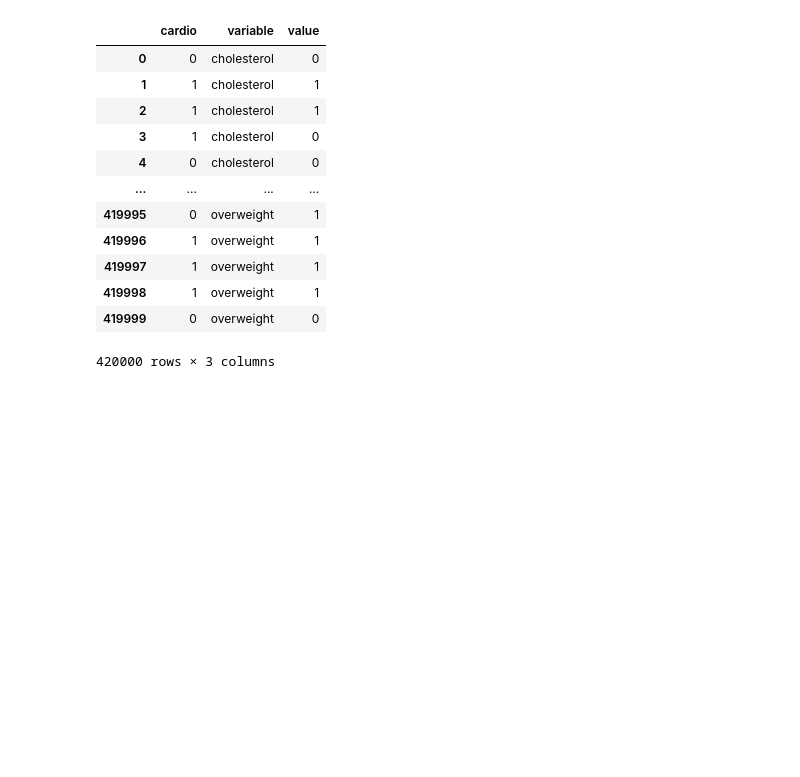
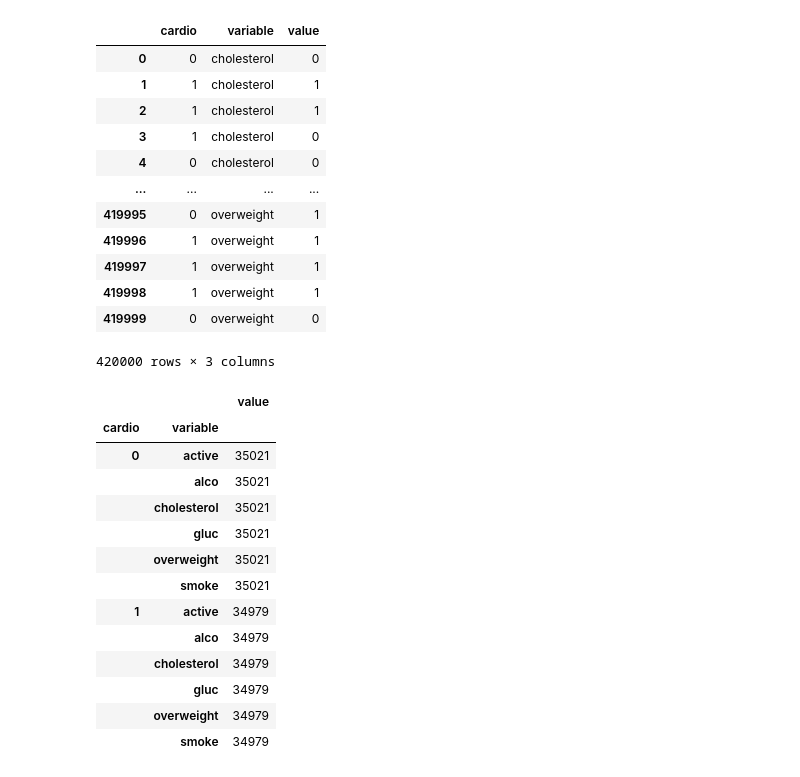
Before and after one commit to jmacdonald2010/medical-data-visualizer-FFCDAP, a Jupyter notebook: sketches.ipynb, the cells around one changed output. Drawn from its saved outputs; the diff is of its cells as text; code cells hidden in the pictures; blank space fills up the shorter version.

```diff
--- a/sketches.ipynb
+++ b/sketches.ipynb
@@ -90,6 +90,23 @@ df_cat
 | 419998 | 1 | overweight | 1 |
 | 419999 | 0 | overweight | 0 |
 420000 rows × 3 columns
+# %%
+df_cat.groupby(by=['cardio', 'variable']).count()
+# %% [output]
+|  |  | value |
+| cardio | variable |  |
+| 0 | active | 35021 |
+|  | alco | 35021 |
+|  | cholesterol | 35021 |
+|  | gluc | 35021 |
+|  | overweight | 35021 |
+|  | smoke | 35021 |
+| 1 | active | 34979 |
+|  | alco | 34979 |
+|  | cholesterol | 34979 |
+|  | gluc | 34979 |
+|  | overweight | 34979 |
+|  | smoke | 34979 |
 # %%
 # attempt to do the catplot
 sns.catplot(
```
Also changed, not shown: parts of 7 cells of this notebook, 2 other files.
